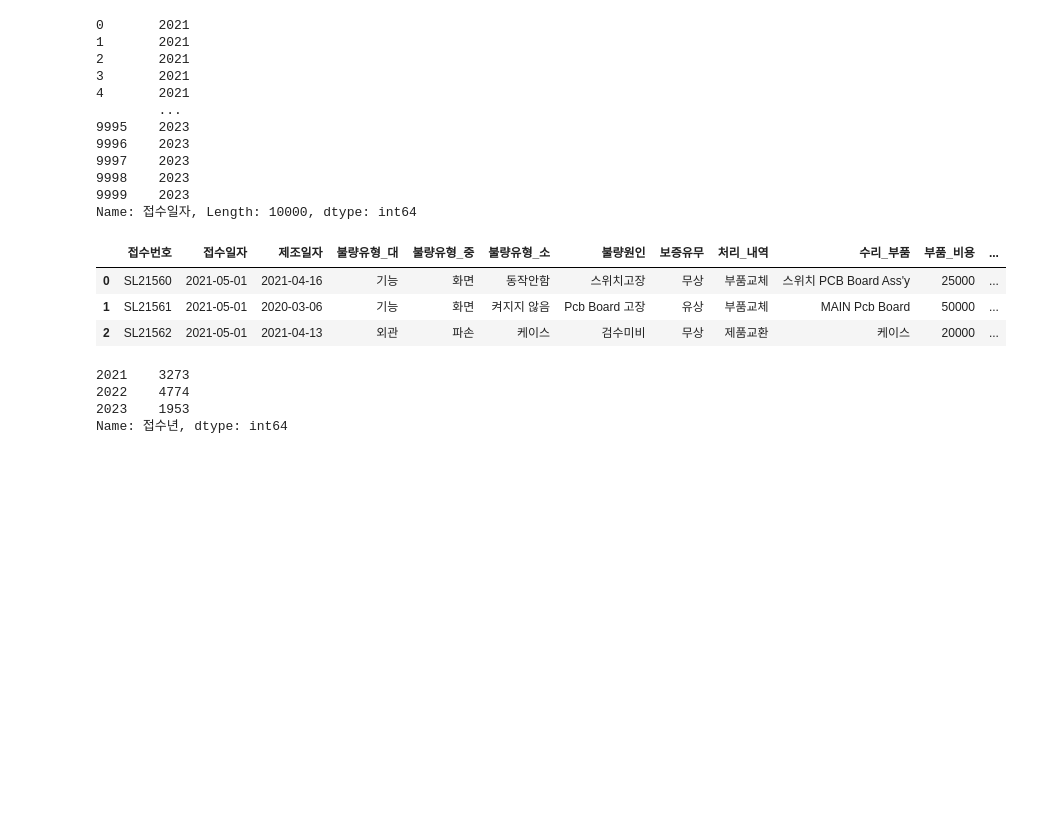
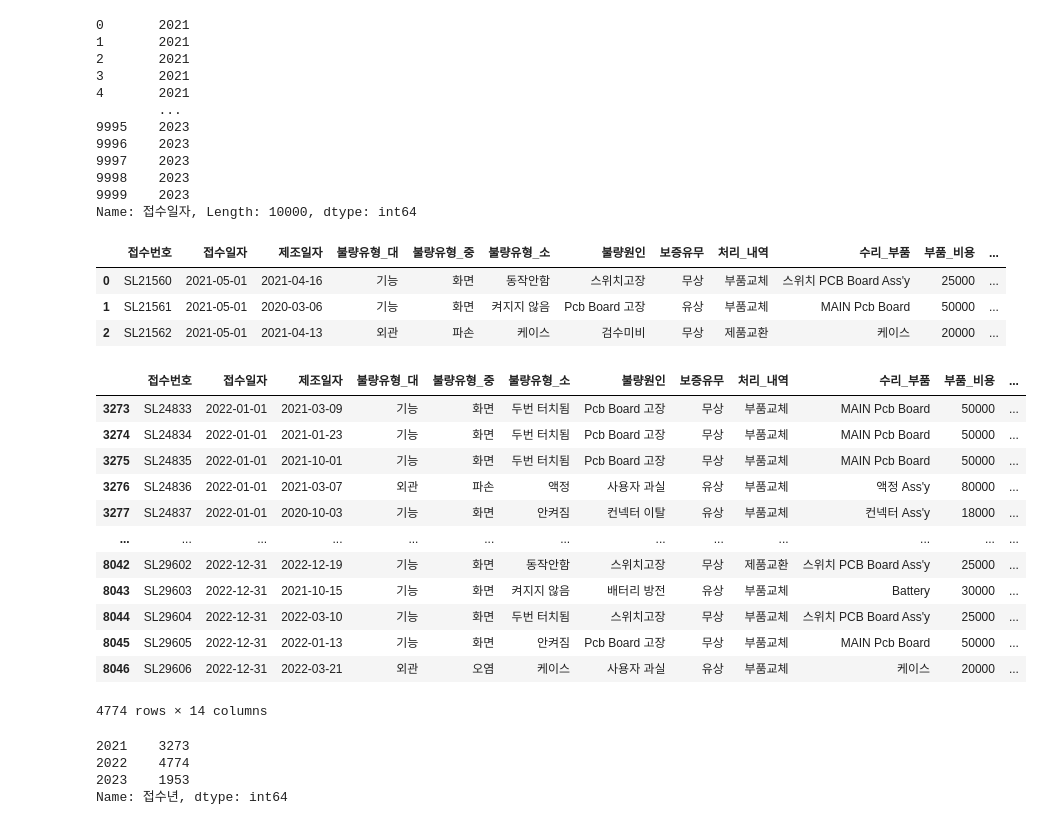
Before and after one commit to jujaehong/Project_0101, a Jupyter notebook: AS_Management_Data.ipynb, the cells around one changed output. Cells and saved outputs as stored; diff of their text form; code cells hidden in the pictures; blank space fills up the shorter version.

```diff
--- a/AS_Management_Data.ipynb
+++ b/AS_Management_Data.ipynb
@@ -220 +248,17 @@ df_a.head(3)
+# %%
+df_a.loc[df_a['접수년'] == 2022]  # 2022 대신 "접수_years_list" 사용 (앱대시보드에 사용시)
+# %% [output]
+|  | 접수번호 | 접수일자 | 제조일자 | 불량유형_대 | 불량유형_중 | 불량유형_소 | 불량원인 | 보증유무 | 처리_내역 | 수리_부품 | 부품_비용 | ... |
+| 3273 | SL24833 | 2022-01-01 | 2021-03-09 | 기능 | 화면 | 두번 터치됨 | Pcb Board 고장 | 무상 | 부품교체 | MAIN Pcb Board | 50000 | ... |
+| 3274 | SL24834 | 2022-01-01 | 2021-01-23 | 기능 | 화면 | 두번 터치됨 | Pcb Board 고장 | 무상 | 부품교체 | MAIN Pcb Board | 50000 | ... |
+| 3275 | SL24835 | 2022-01-01 | 2021-10-01 | 기능 | 화면 | 두번 터치됨 | Pcb Board 고장 | 무상 | 부품교체 | MAIN Pcb Board | 50000 | ... |
+| 3276 | SL24836 | 2022-01-01 | 2021-03-07 | 외관 | 파손 | 액정 | 사용자 과실 | 유상 | 부품교체 | 액정 Ass'y | 80000 | ... |
+| 3277 | SL24837 | 2022-01-01 | 2020-10-03 | 기능 | 화면 | 안켜짐 | 컨넥터 이탈 | 유상 | 부품교체 | 컨넥터 Ass'y | 18000 | ... |
+| ... | ... | ... | ... | ... | ... | ... | ... | ... | ... | ... | ... | ... |
+| 8042 | SL29602 | 2022-12-31 | 2022-12-19 | 기능 | 화면 | 동작안함 | 스위치고장 | 무상 | 제품교환 | 스위치 PCB Board Ass'y | 25000 | ... |
+| 8043 | SL29603 | 2022-12-31 | 2021-10-15 | 기능 | 화면 | 켜지지 않음 | 배터리 방전 | 유상 | 부품교체 | Battery | 30000 | ... |
+| 8044 | SL29604 | 2022-12-31 | 2022-03-10 | 기능 | 화면 | 두번 터치됨 | 스위치고장 | 무상 | 부품교체 | 스위치 PCB Board Ass'y | 25000 | ... |
+| 8045 | SL29605 | 2022-12-31 | 2022-01-13 | 기능 | 화면 | 안켜짐 | Pcb Board 고장 | 무상 | 부품교체 | MAIN Pcb Board | 50000 | ... |
+| 8046 | SL29606 | 2022-12-31 | 2022-03-21 | 외관 | 오염 | 케이스 | 사용자 과실 | 유상 | 부품교체 | 케이스 | 20000 | ... |
+4774 rows × 14 columns
 # %%
```
Also changed, not shown: parts of 12 cells of this notebook, 9 other files.
